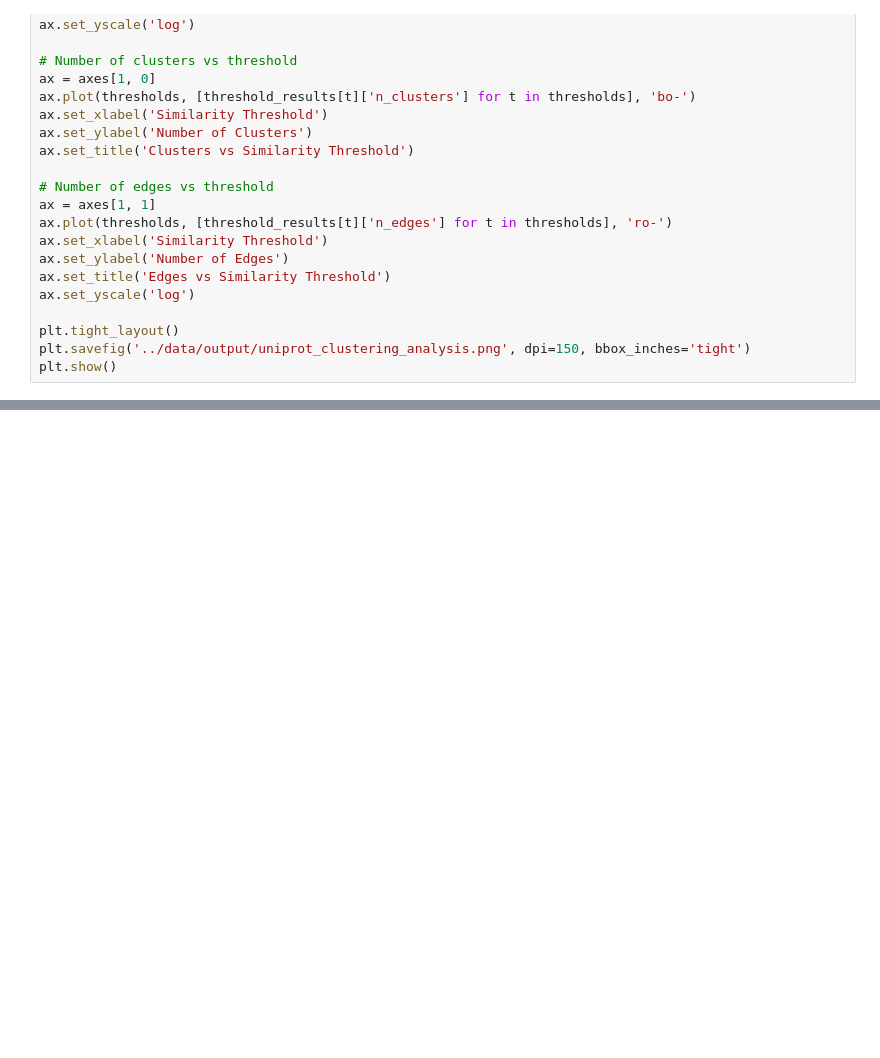
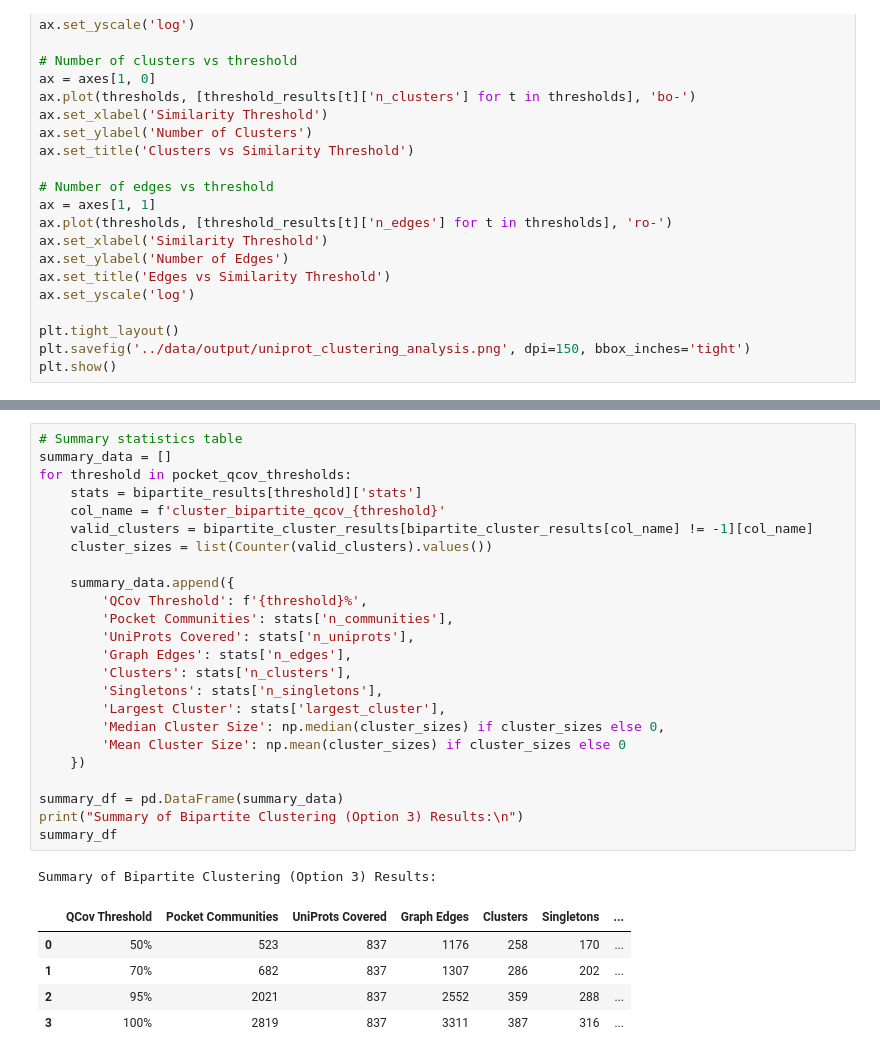
Before and after one commit to AaronXu9/VLS-Benchmark-Dataset, a Jupyter notebook: notebooks/protein_graph_analysis.ipynb, the cells around one changed output, grey strips where cells are left out. Drawn from its saved outputs; the diff is of its cells as text; blank space fills up the shorter version.

```diff
--- a/notebooks/protein_graph_analysis.ipynb
+++ b/notebooks/protein_graph_analysis.ipynb
@@ -518,0 +831,31 @@ plt.show()
+# %%
+# Summary statistics table
+summary_data = []
+for threshold in pocket_qcov_thresholds:
+    stats = bipartite_results[threshold]['stats']
+    col_name = f'cluster_bipartite_qcov_{threshold}'
+    valid_clusters = bipartite_cluster_results[bipartite_cluster_results[col_name] != -1][col_name]
+    cluster_sizes = list(Counter(valid_clusters).values())
+
+    summary_data.append({
+        'QCov Threshold': f'{threshold}%',
+        'Pocket Communities': stats['n_communities'],
+        'UniProts Covered': stats['n_uniprots'],
+        'Graph Edges': stats['n_edges'],
+        'Clusters': stats['n_clusters'],
+        'Singletons': stats['n_singletons'],
+        'Largest Cluster': stats['largest_cluster'],
+        'Median Cluster Size': np.median(cluster_sizes) if cluster_sizes else 0,
+        'Mean Cluster Size': np.mean(cluster_sizes) if cluster_sizes else 0
+    })
+
+summary_df = pd.DataFrame(summary_data)
+print("Summary of Bipartite Clustering (Option 3) Results:\n")
+summary_df
+# %% [output]
+Summary of Bipartite Clustering (Option 3) Results:
+|  | QCov Threshold | Pocket Communities | UniProts Covered | Graph Edges | Clusters | Singletons | ... |
+| 0 | 50% | 523 | 837 | 1176 | 258 | 170 | ... |
+| 1 | 70% | 682 | 837 | 1307 | 286 | 202 | ... |
+| 2 | 95% | 2021 | 837 | 2552 | 359 | 288 | ... |
+| 3 | 100% | 2819 | 837 | 3311 | 387 | 316 | ... |
```
Also changed, not shown: parts of 12 cells of this notebook, 1 other file.
